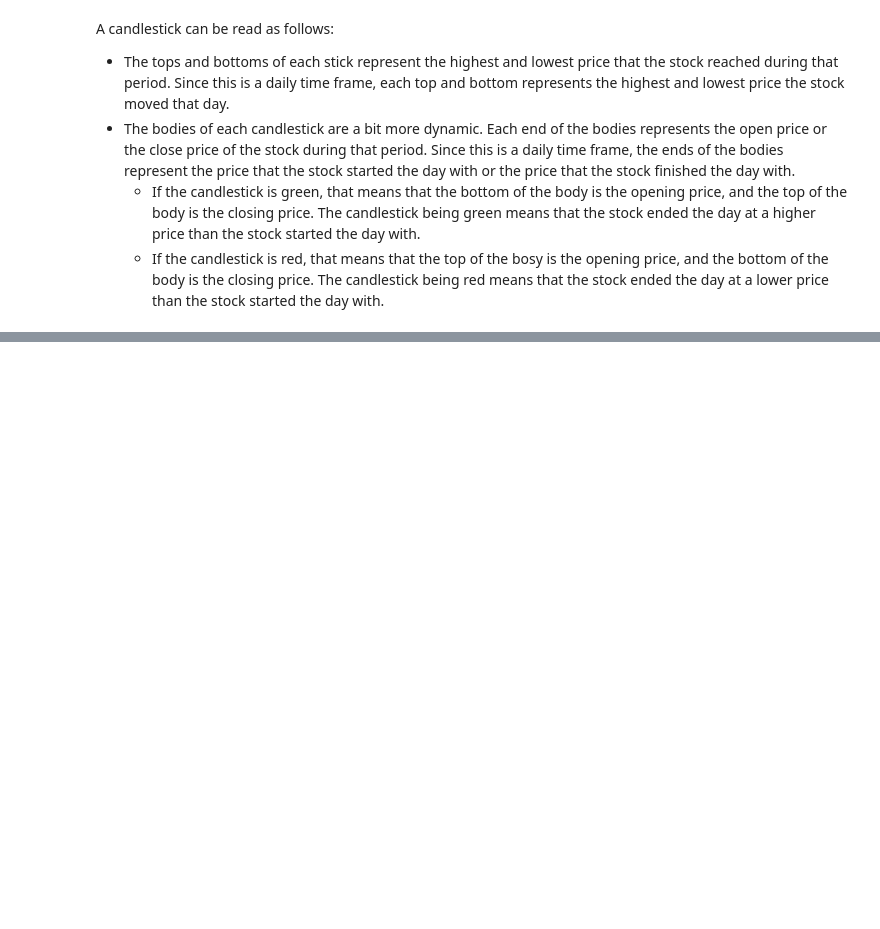
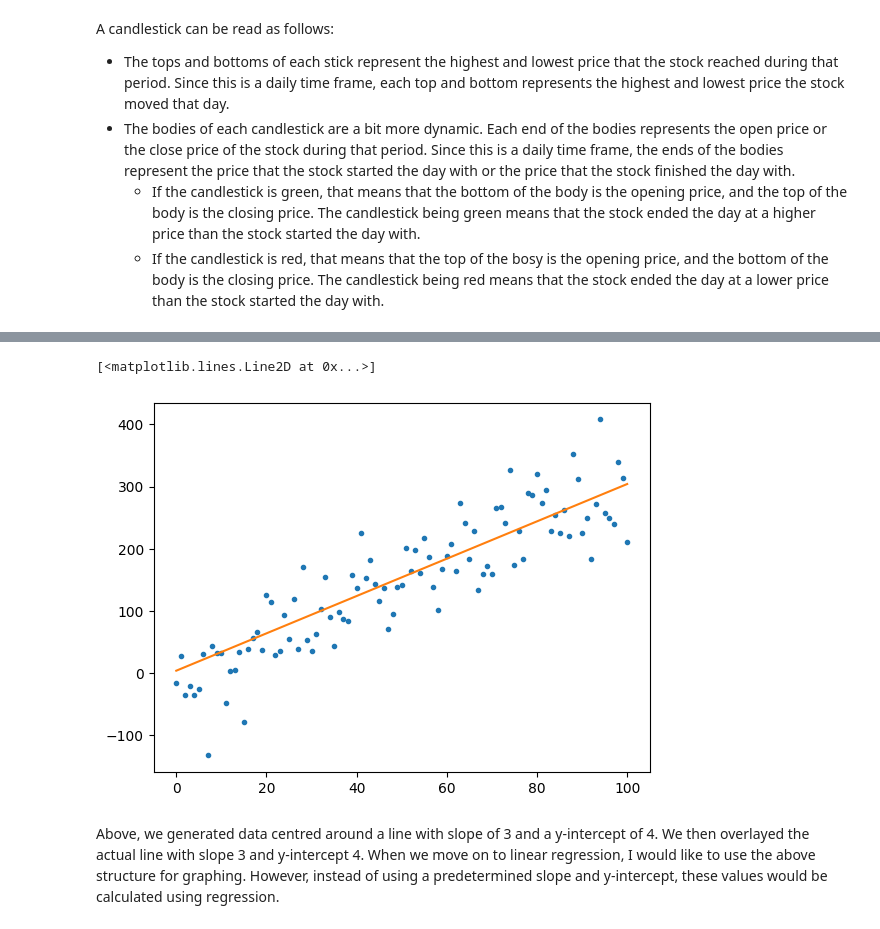
Before and after one commit to TJMazerolle/CSCN8010-lab-submissions, a Jupyter notebook: students_submissions/8972394/lab2.ipynb, the cells around one changed output, grey strips where cells are left out. Cells and saved outputs as stored; diff of their text form; code cells hidden in the pictures; blank space fills up the shorter version.

```diff
--- a/students_submissions/8972394/lab2.ipynb
+++ b/students_submissions/8972394/lab2.ipynb
@@ -77,0 +150,19 @@ A general rule-of-thumb is that when the RSI is above 70, the stock is considere
+# %%
+def func(x):
+    y = 3*x + 4
+    return y
+
+xvals = np.arange(0, 101, 1)
+
+mean = 0
+std = 50
+yvals = func(xvals) + np.random.normal(mean, std, 101)
+
+fig, lineplot = plt.subplots()
+lineplot.plot(xvals, yvals, '.')
+lineplot.plot(xvals, func(xvals))
+# %% [output]
+[<matplotlib.lines.Line2D at 0x...>]
+[figure, added]
+# %% [markdown]
+Above, we generated data centred around a line with slope of 3 and a y-intercept of 4.  We then overlayed the actual line with slope 3 and y-intercept 4.  When we move on to linear regression, I would like to use the above structure for graphing.  However, instead of using a predetermined slope and y-intercept, these values would be calculated using regression.
```
Also changed, not shown: parts of 16 cells of this notebook, 4 other files.
